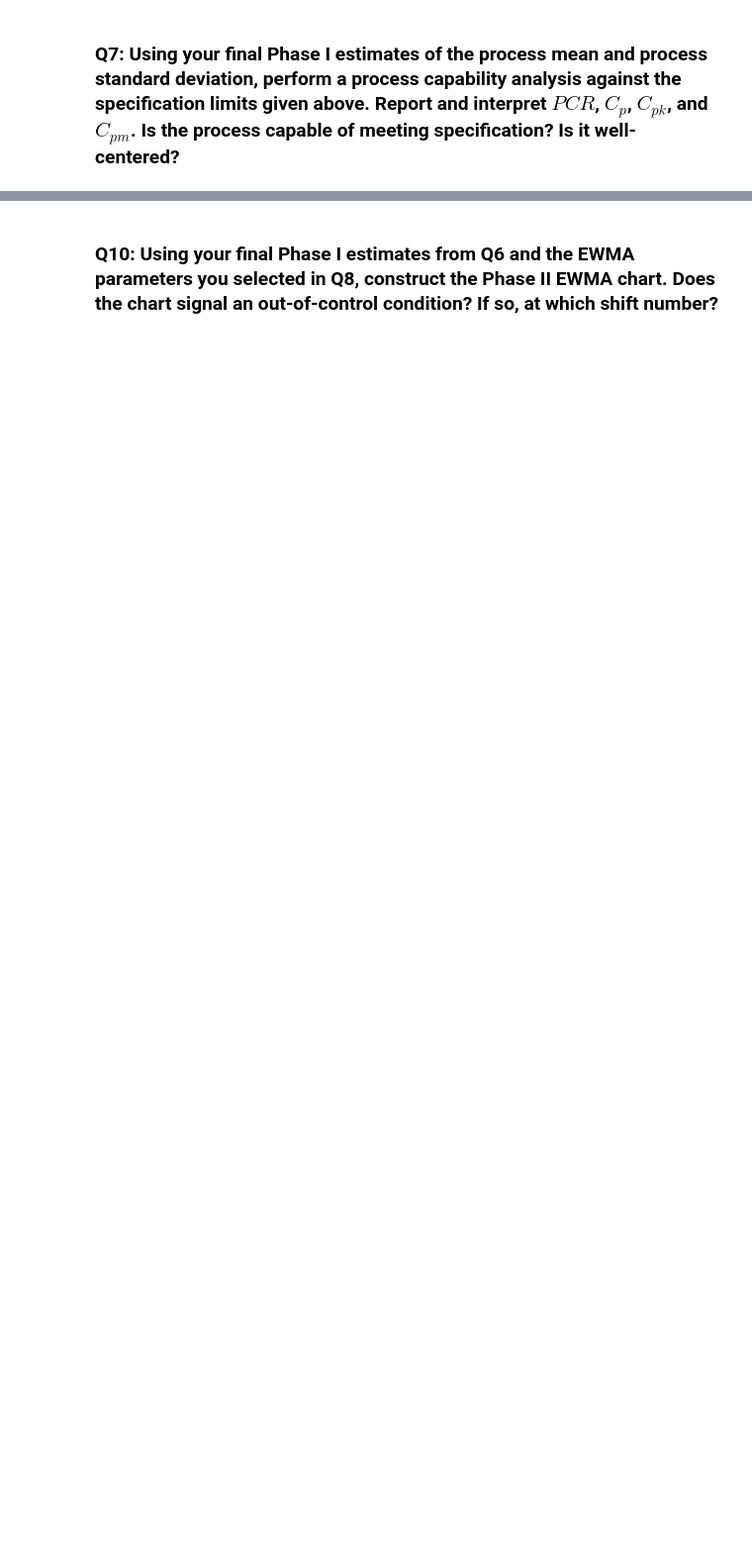
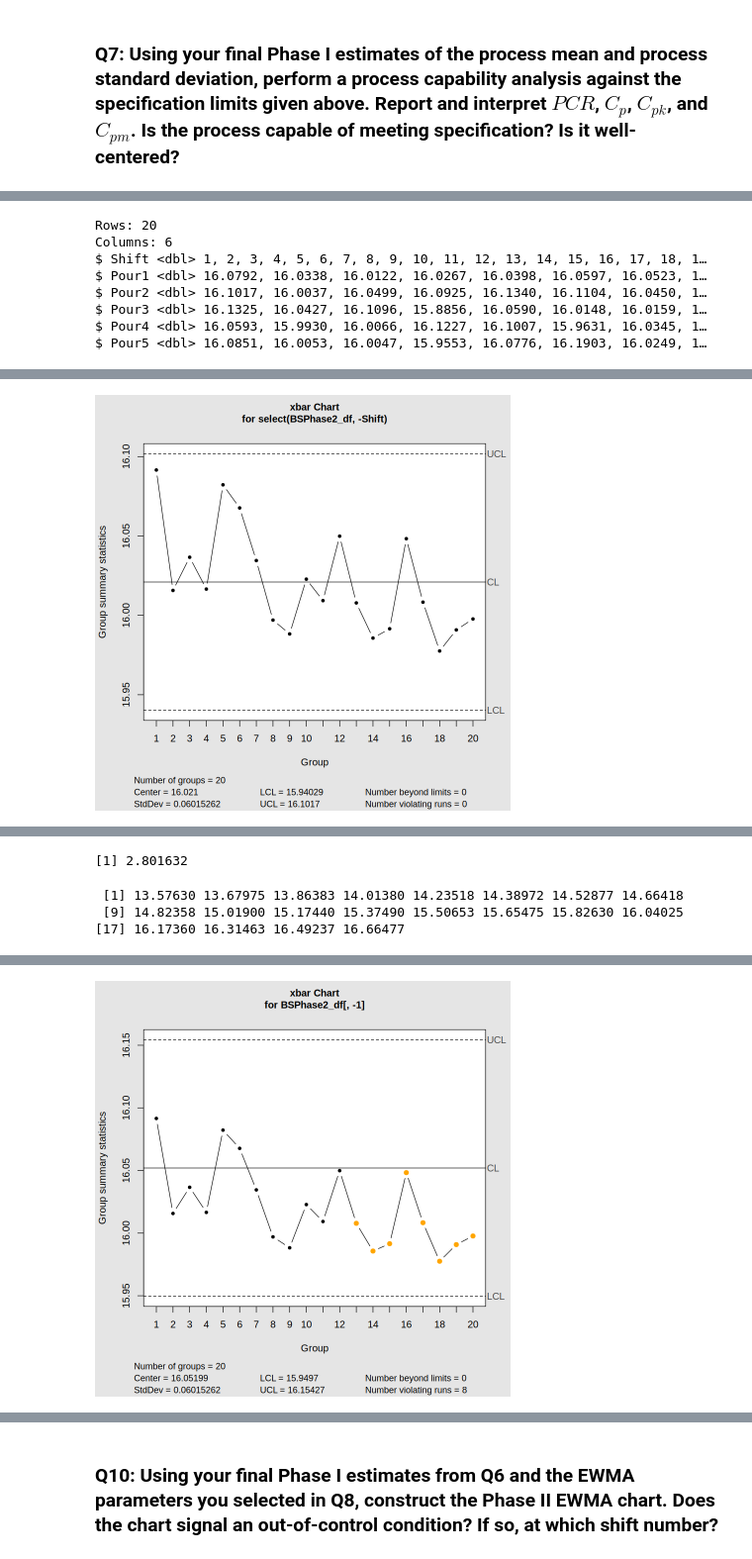
Before and after one commit to DesyneMartinez/STAT-7110-Quality-Control, a Jupyter notebook: Assignments/HW2/STAT-7110-HW2.ipynb, the cells around one changed output, grey strips where cells are left out. Shown at 99% size. Saved outputs shown, nothing was run; the diff lists cells and outputs as text; code cells hidden in the pictures; blank space fills up the shorter version.

```diff
--- a/Assignments/HW2/STAT-7110-HW2.ipynb
+++ b/Assignments/HW2/STAT-7110-HW2.ipynb
@@ -292,3 +310,75 @@ Exp>USL 2.6%     Obs>USL 3.5%
 ### Q9: Read the Phase II data into R. Using your final Phase I estimates from Q6 and the CUSUM parameters you selected in Q9, construct the Phase II CUSUM chart. Does the chart signal an out-of-control condition? If so, at which shift number?
 # %%
 ## Q9 Code ##
+## Load the libraries ##
+
+library(tidyverse)
+library(readxl)
+library(qcc)
+
+## Read in the Data ##
+
+BSPhase2_df <- read_excel("BustersSportsBar_PhaseII.xlsx")
+
+## Data Integrity Check ##
+
+BSPhase2_df |>
+  glimpse()
+
+phase2_x <- qcc(BSPhase2_df |> select(-`Shift`),
+                 type = "xbar",
+                 plot = TRUE)
+                 (phase2_x)
+
+## Limits from the newphase1_X data saved from Question 7 ##
+
+xbar_lims <- qcc(newphase1x[,-1],type="xbar",std.dev=phase1_Xnew$std.dev,plot=FALSE)$limits
+
+s_lims <- qcc(newphase1x[,-1],type="S",plot=FALSE)$limits
+
+## Center Values ##
+
+xbar_center <- qcc(newphase1x[,-1],type="xbar",std.dev=phase1_Xnew$std.dev,plot=FALSE)$center
+
+s_center <- qcc(newphase1x[,-1],type="S",plot=FALSE)$center
+
+
+## Phase II X-bar ##
+
+qcc(BSPhase2_df[,-1],type="xbar",center=xbar_center,limits=xbar_lims,plot=TRUE)
+
+
+BS_means <- rowMeans(BSPhase2_df)
+sigma_hat <- sd.xbar(BSPhase2_df,std.dev="UWAVE-SD")
+sigma_hat
+BS_means
+mu0 <- 16
+
+
+z_means <- (BS_means - mu0)/(sigma_hat/sqrt(5))
+z_means
+
+
+
+k <- 0.5
+h <- 5
+
+CUSUM_df <- tibble(Means = z_means)
+
+## Calculate C+ and C- values prior to taking maximums ##
+
+CUSUM_df <- CUSUM_df |>
+  mutate(C_plus = Means-k,
+         C_minus = -k-Means)
+
+cusum(BSPhase2_df,sizes=5,center=mu0,se.shift=k*2,
+      decision.interval = h,plot=T)
+# %% [output]
+Rows: 20
+Columns: 6
+$ Shift <dbl> 1, 2, 3, 4, 5, 6, 7, 8, 9, 10, 11, 12, 13, 14, 15, 16, 17, 18, 1…
+$ Pour1 <dbl> 16.0792, 16.0338, 16.0122, 16.0267, 16.0398, 16.0597, 16.0523, 1…
+$ Pour2 <dbl> 16.1017, 16.0037, 16.0499, 16.0925, 16.1340, 16.1104, 16.0450, 1…
+$ Pour3 <dbl> 16.1325, 16.0427, 16.1096, 15.8856, 16.0590, 16.0148, 16.0159, 1…
+$ Pour4 <dbl> 16.0593, 15.9930, 16.0066, 16.1227, 16.1007, 15.9631, 16.0345, 1…
+$ Pour5 <dbl> 16.0851, 16.0053, 16.0047, 15.9553, 16.0776, 16.1903, 16.0249, 1…
@@ -294,0 +401 @@ Exp>USL 2.6%     Obs>USL 3.5%
+[figure, added]
@@ -294,0 +418,4 @@ Exp>USL 2.6%     Obs>USL 3.5%
+[1] 2.801632
+ [1] 13.57630 13.67975 13.86383 14.01380 14.23518 14.38972 14.52877 14.66418
+ [9] 14.82358 15.01900 15.17440 15.37490 15.50653 15.65475 15.82630 16.04025
+[17] 16.17360 16.31463 16.49237 16.66477
@@ -294,0 +426 @@ Exp>USL 2.6%     Obs>USL 3.5%
+[figure, added]
```
Also changed, not shown: parts of 7 cells of this notebook.
